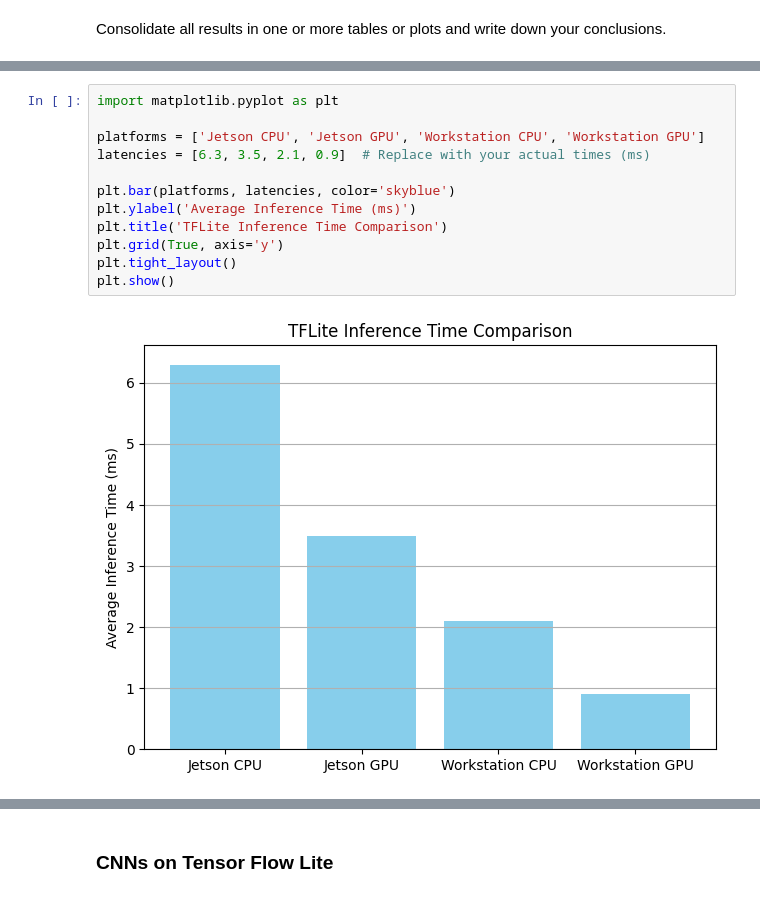
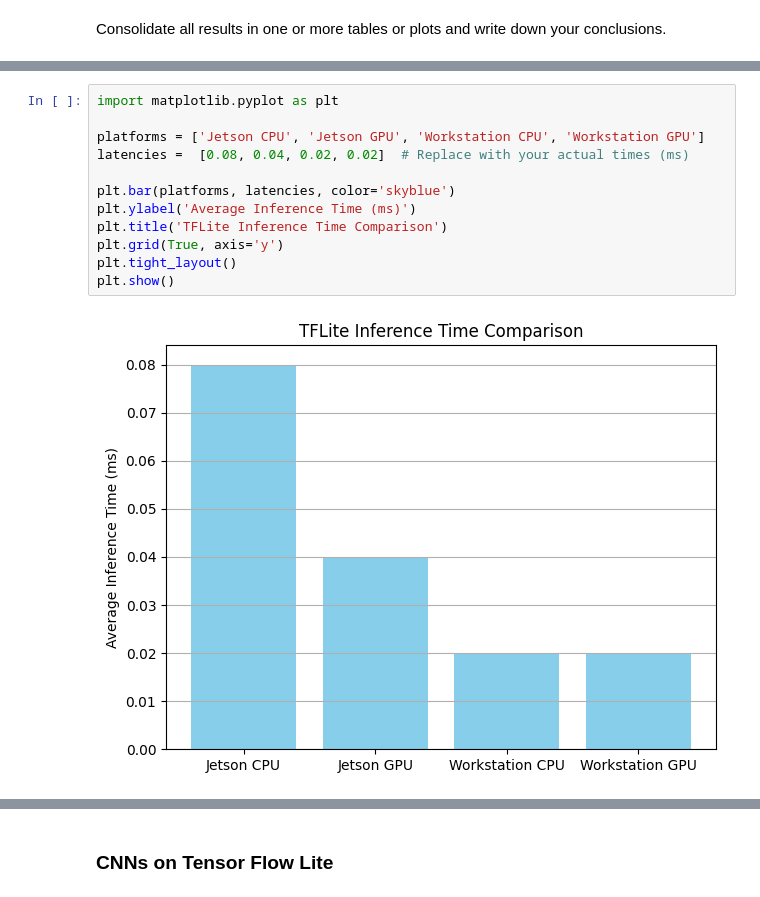
Before and after one commit to jusanchez6/Embedded-Machine-Learning, a Jupyter notebook: Lab3/Embedded_ML_Lab_3_Accelerators_for_ML.ipynb, the cells around one changed output, grey strips where cells are left out. Drawn from its saved outputs; the diff is of its cells as text.

```diff
--- a/Lab3/Embedded_ML_Lab_3_Accelerators_for_ML.ipynb
+++ b/Lab3/Embedded_ML_Lab_3_Accelerators_for_ML.ipynb
@@ -405,15 +409,15 @@ styled_df
 # %%
 import matplotlib.pyplot as plt
 
 platforms = ['Jetson CPU', 'Jetson GPU', 'Workstation CPU', 'Workstation GPU']
-latencies = [6.3, 3.5, 2.1, 0.9]  # Replace with your actual times (ms)
+latencies =  [0.08, 0.04, 0.02, 0.02]  # Replace with your actual times (ms)
 
 plt.bar(platforms, latencies, color='skyblue')
 plt.ylabel('Average Inference Time (ms)')
 plt.title('TFLite Inference Time Comparison')
 plt.grid(True, axis='y')
 plt.tight_layout()
 plt.show()
 # %% [output]
-[figure, old version]
+[figure, new version]
 # %%
```
Also changed, not shown: parts of 10 cells of this notebook.
